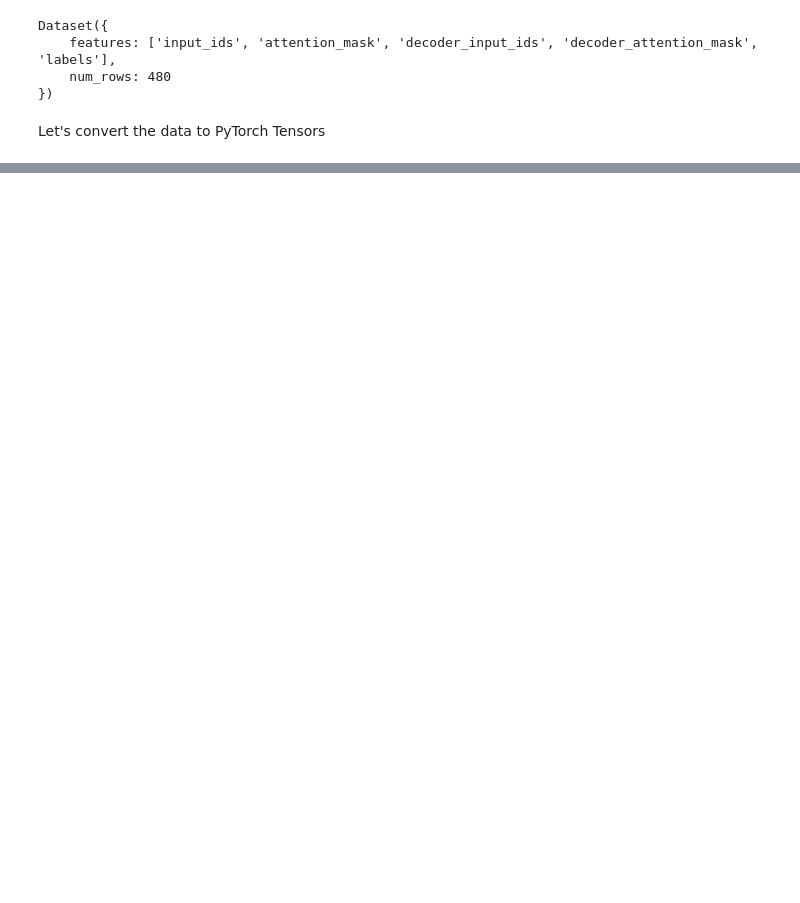
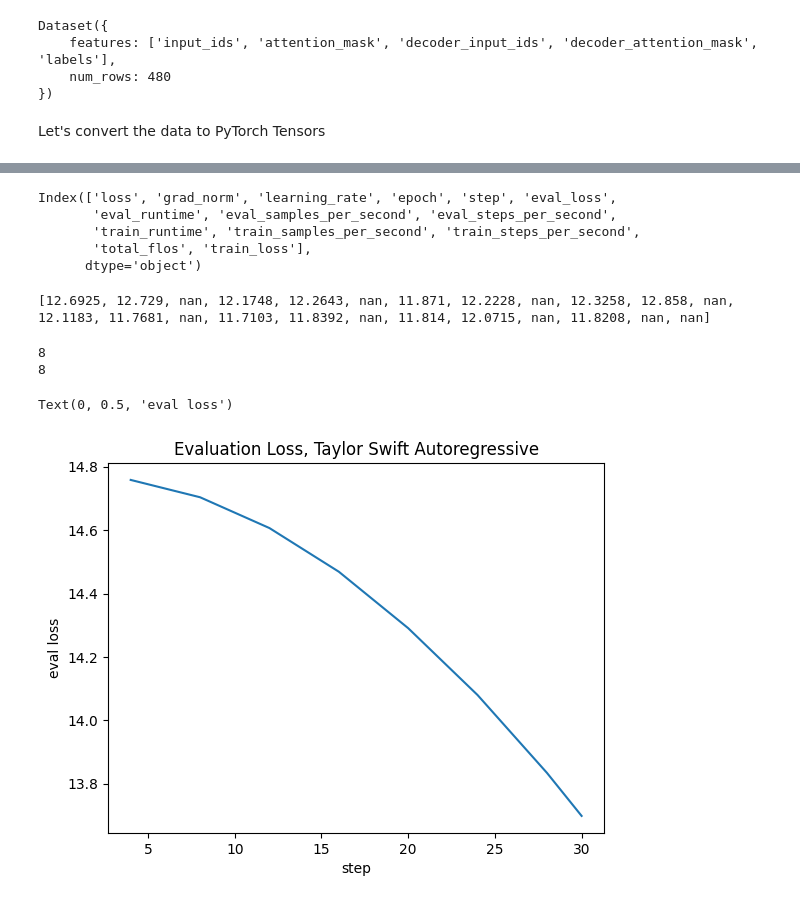
Before and after one commit to annh3/ai_planning_searching, a Jupyter notebook: ai_planning_searching/training_script.ipynb, the cells around one changed output, grey strips where cells are left out. Cells and saved outputs as stored; diff of their text form; code cells hidden in the pictures; blank space fills up the shorter version.

Commit message:
add training plot for taylor swift t5 task

```diff
--- a/ai_planning_searching/training_script.ipynb
+++ b/ai_planning_searching/training_script.ipynb
@@ -266,0 +241,8 @@ with open('training_logs_example', 'wb') as handle:
+# %%
+print(data.keys())
+# %% [output]
+Index(['loss', 'grad_norm', 'learning_rate', 'epoch', 'step', 'eval_loss',
+       'eval_runtime', 'eval_samples_per_second', 'eval_steps_per_second',
+       'train_runtime', 'train_samples_per_second', 'train_steps_per_second',
+       'total_flos', 'train_loss'],
+      dtype='object')
@@ -266,0 +254,38 @@ with open('training_logs_example', 'wb') as handle:
+# %%
+print(col_one_list)
+# %% [output]
+[12.6925, 12.729, nan, 12.1748, 12.2643, nan, 11.871, 12.2228, nan, 12.3258, 12.858, nan, 12.1183, 11.7681, nan, 11.7103, 11.8392, nan, 11.814, 12.0715, nan, 11.8208, nan, nan]
+# %%
+import math
+eval_loss = data['eval_loss'].tolist()
+idxs = []
+for i, e in enumerate(eval_loss):
+    if math.isnan(e):
+        idxs.append(i)
+# %%
+steps = data['step'].tolist()
+# %%
+steps_filtered = []
+eval_loss_filtered = []
+# %%
+for i, s in enumerate(steps):
+    if i not in idxs:
+        steps_filtered.append(s)
+
+for i, e in enumerate(eval_loss):
+    if i not in idxs:
+        eval_loss_filtered.append(e)
+# %%
+print(len(steps_filtered))
+print(len(eval_loss_filtered))
+# %% [output]
+8
+8
+# %%
+plt.plot(steps_filtered,eval_loss_filtered)
+plt.title('Evaluation Loss, Taylor Swift Autoregressive')
+plt.xlabel('step')
+plt.ylabel('eval loss')
+# %% [output]
+Text(0, 0.5, 'eval loss')
+[figure, added]
```
Also changed, not shown: parts of 10 cells of this notebook, 1 other file.
